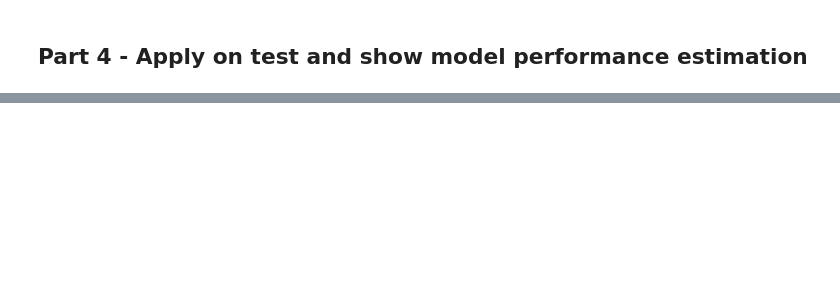
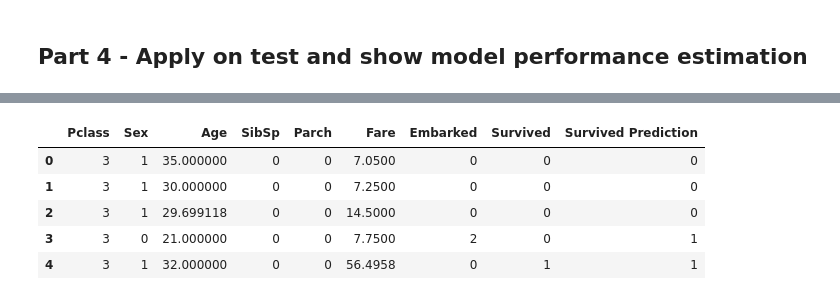
Before and after one commit to rroyd/supervised-learning-flow, a Jupyter notebook: Assignment2_supervised_learning_flow.ipynb, the cells around one changed output, grey strips where cells are left out. Saved outputs shown, nothing was run; the diff lists cells and outputs as text; code cells hidden in the pictures; blank space fills up the shorter version.

```diff
--- a/Assignment2_supervised_learning_flow.ipynb
+++ b/Assignment2_supervised_learning_flow.ipynb
@@ -390,8 +440,15 @@ We will use the Pipeline module to help us check all the permutations at once.
+# %%
+selected_model = best_model_gbc
 # %% [markdown]
 ## Part 4 - Apply on test and show model performance estimation
 # %%
-#y_predict = best_model.predict(yTest)
-#currf1 = f1_score(yVal, y_predict)
-#f1score.append(currf1)
-#xTrain, xVal = titanic_train.iloc[trainIndex, :-1], titanic_train.iloc[valIndex, :-1]
-# yTrain, yVal = titanic_train.iloc[trainIndex, -1], titanic_train.iloc[valIndex, -1]
+selected_model.fit(titanic_train.drop(label, axis = 1), titanic_train[label])
+y_predict = selected_model.predict(titanic_test.drop(label, axis = 1))
+
+cm = confusion_matrix(titanic_test[label], y_predict)
+best_f1 = f1_score(titanic_test[label], y_predict)
+
+cm_df = pd.DataFrame(cm)
+cm_df.index = cm_df.columns = ["True", "False"]
+print("Confusion Matrix for Selected Model, F1 score of: ", best_f1)
+cm_df
@@ -397,0 +460,11 @@ We will use the Pipeline module to help us check all the permutations at once.
+# %%
+pred_df = titanic_test.copy()
+pred_df["Survived Prediction"] = y_predict
+pred_df.head()
+# %% [output]
+|  | Pclass | Sex | Age | SibSp | Parch | Fare | Embarked | Survived | Survived Prediction |
+| 0 | 3 | 1 | 35.000000 | 0 | 0 | 7.0500 | 0 | 0 | 0 |
+| 1 | 3 | 1 | 30.000000 | 0 | 0 | 7.2500 | 0 | 0 | 0 |
+| 2 | 3 | 1 | 29.699118 | 0 | 0 | 14.5000 | 0 | 0 | 0 |
+| 3 | 3 | 0 | 21.000000 | 0 | 0 | 7.7500 | 2 | 0 | 1 |
+| 4 | 3 | 1 | 32.000000 | 0 | 0 | 56.4958 | 0 | 1 | 1 |
```
Also changed, not shown: parts of 21 cells of this notebook.
